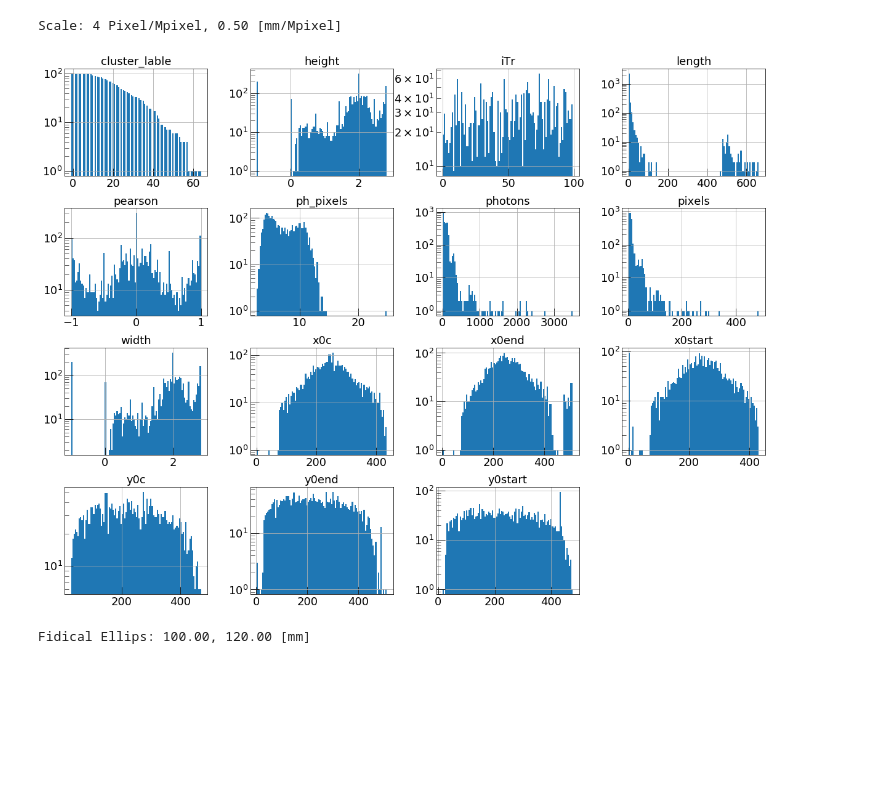
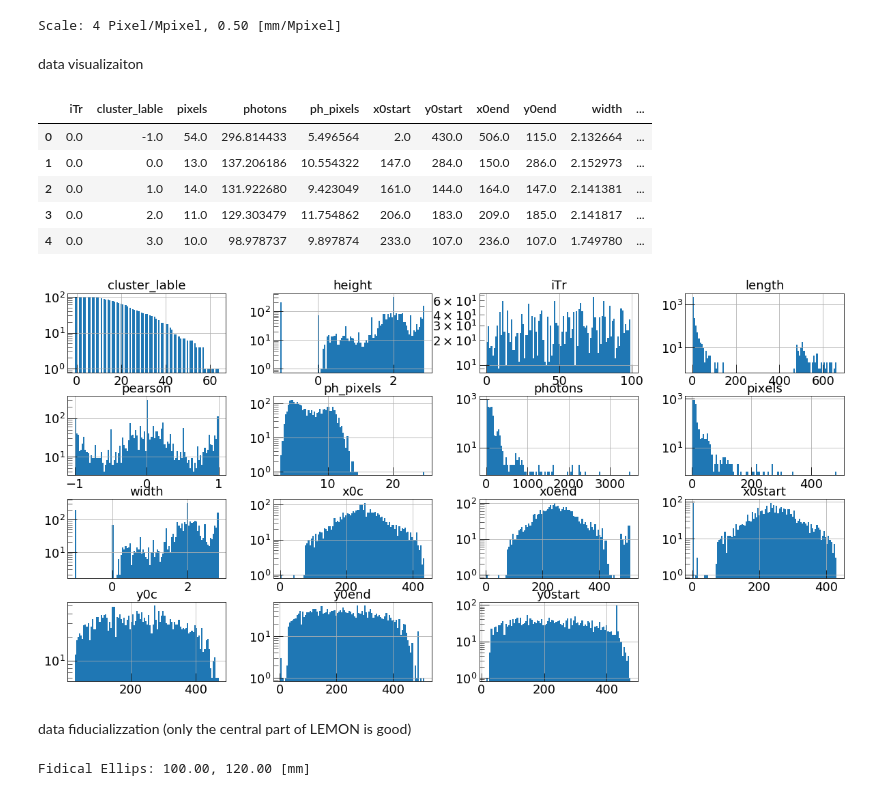
Before and after one commit to lorenzopaolucci/studenti, a Jupyter notebook: generate_DS.ipynb, the cells around one changed output. Saved outputs shown, nothing was run; the diff lists cells and outputs as text; code cells hidden in the pictures; blank space fills up the shorter version.

```diff
--- a/generate_DS.ipynb
+++ b/generate_DS.ipynb
@@ -309,12 +304,24 @@ rescale_pixelscale = xyscale*pixelscale
 print("Scale: %d Pixel/Mpixel, %.2f [mm/Mpixel]" % (xyscale, rescale_pixelscale))
 # %% [output]
 Scale: 4 Pixel/Mpixel, 0.50 [mm/Mpixel]
+# %% [markdown]
+data visualizaiton
+# %%
+df.head()
+# %% [output]
+|  | iTr | cluster_lable | pixels | photons | ph_pixels | x0start | y0start | x0end | y0end | width | ... |
+| 0 | 0.0 | -1.0 | 54.0 | 296.814433 | 5.496564 | 2.0 | 430.0 | 506.0 | 115.0 | 2.132664 | ... |
+| 1 | 0.0 | 0.0 | 13.0 | 137.206186 | 10.554322 | 147.0 | 284.0 | 150.0 | 286.0 | 2.152973 | ... |
+| 2 | 0.0 | 1.0 | 14.0 | 131.922680 | 9.423049 | 161.0 | 144.0 | 164.0 | 147.0 | 2.141381 | ... |
+| 3 | 0.0 | 2.0 | 11.0 | 129.303479 | 11.754862 | 206.0 | 183.0 | 209.0 | 185.0 | 2.141817 | ... |
+| 4 | 0.0 | 3.0 | 10.0 | 98.978737 | 9.897874 | 233.0 | 107.0 | 236.0 | 107.0 | 1.749780 | ... |
 # %%
-df.head()
-df.hist(bins=100, figsize=(20, 6), log=True)
+df.hist(bins=100, figsize=(20, 10), log=True)
 plt.show()
 # %% [output]
-[figure, old version]
+[figure, new version]
+# %% [markdown]
+data fiducializzation (only the central part of LEMON is good)
 # %%
 dfc = df[(df['cluster_lable'] > -1) & (df['width'] > 0) & (df['height'] > 0)]
 
```
Also changed, not shown: parts of 1 cell of this notebook.
